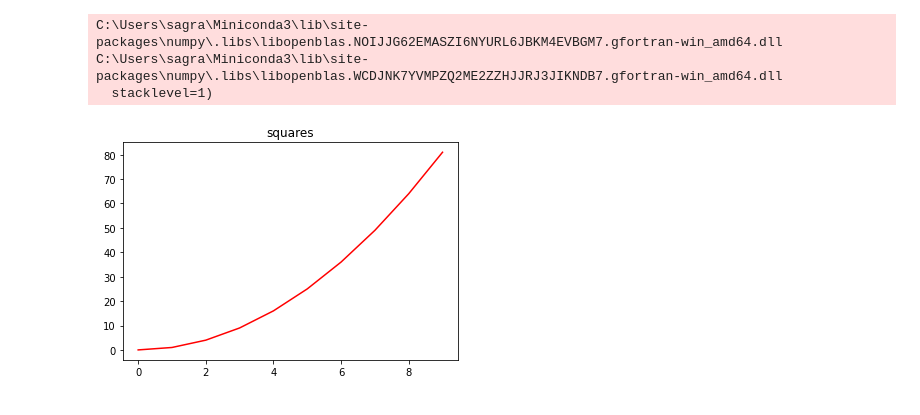
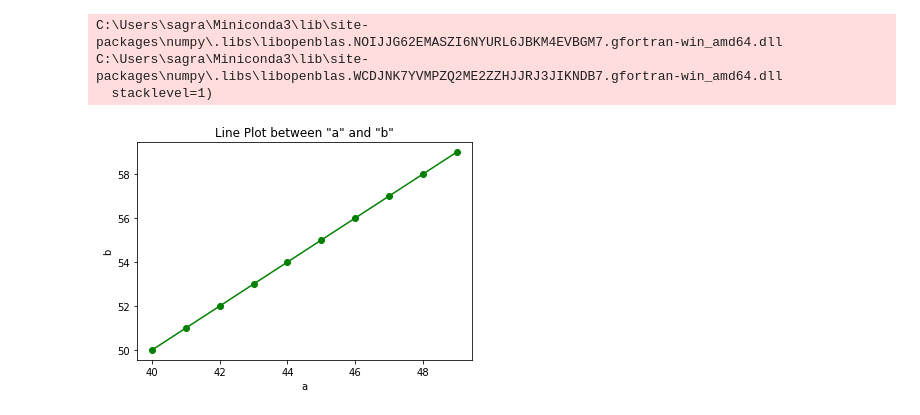
Before and after one commit to saloniiii24/Assignment-Submission, a Jupyter notebook: Assignment 1.ipynb, the cells around one changed output. Saved outputs shown, nothing was run; the diff lists cells and outputs as text; code cells hidden in the pictures.

```diff
--- a/Assignment 1.ipynb
+++ b/Assignment 1.ipynb
@@ -10,13 +10,16 @@ import matplotlib.pyplot as plt
 C:\Users\sagra\Miniconda3\lib\site-packages\numpy\.libs\libopenblas.NOIJJG62EMASZI6NYURL6JBKM4EVBGM7.gfortran-win_amd64.dll
 C:\Users\sagra\Miniconda3\lib\site-packages\numpy\.libs\libopenblas.WCDJNK7YVMPZQ2ME2ZZHJJRJ3JIKNDB7.gfortran-win_amd64.dll
   stacklevel=1)
-# %%
-# Question 1
-x = np.arange(0,10)
-y = x*x
-plt.title("squares")
-plt.plot(x,y, color='r')
-plt.show()
-# %% [output]
-[figure, removed]
+# %%
+# Question 1 : plot a line plot between a and b
+a=np.arange(40,50)
+b=np.arange(50,60)
+
+plt.plot(a,b, 'go-')
+plt.title('Line Plot between "a" and "b"')
+plt.xlabel('a')
+plt.ylabel('b')
+plt.show()
+# %% [output]
+[figure, added]
 # %%
```
Also changed, not shown: parts of 2 cells of this notebook.
